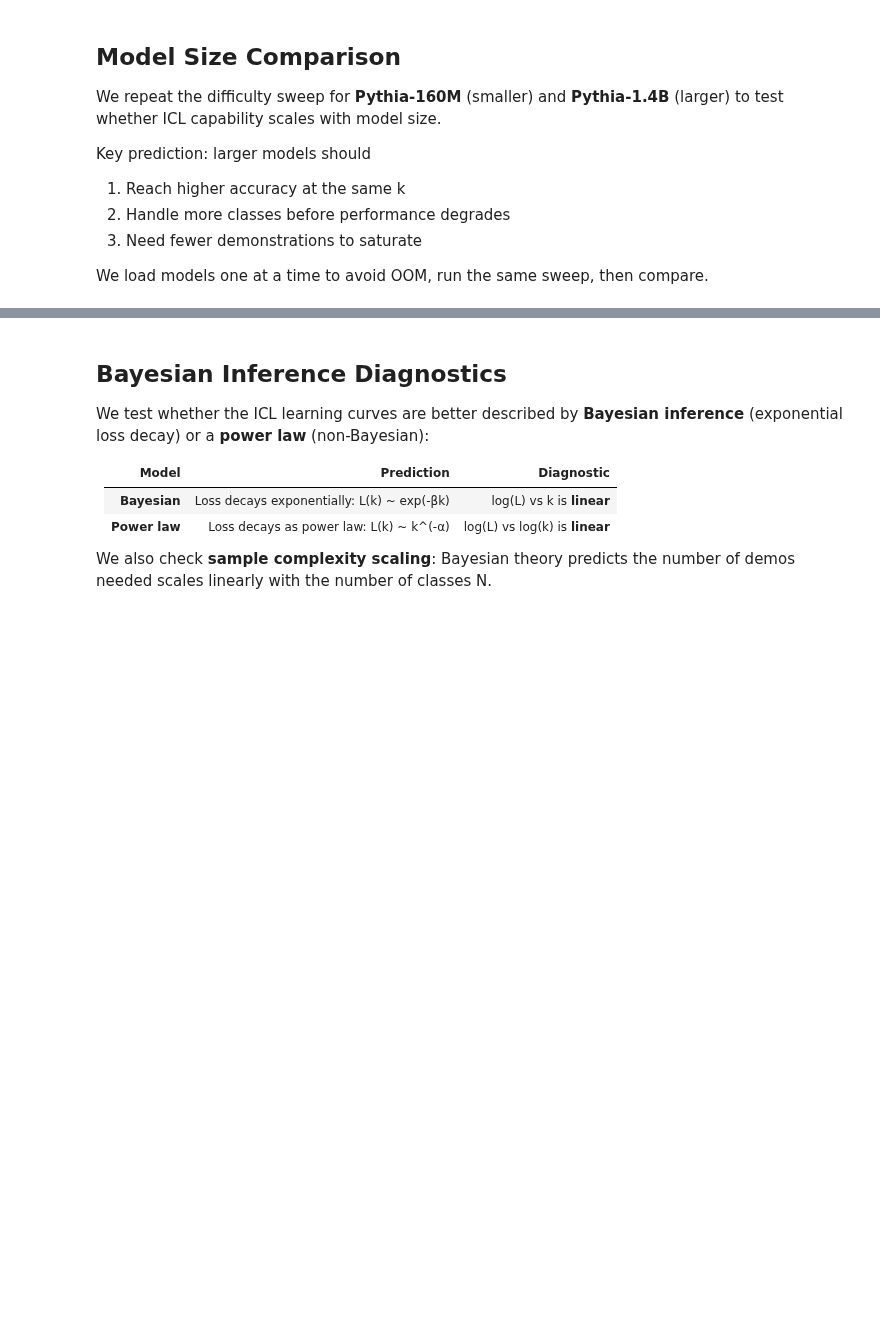
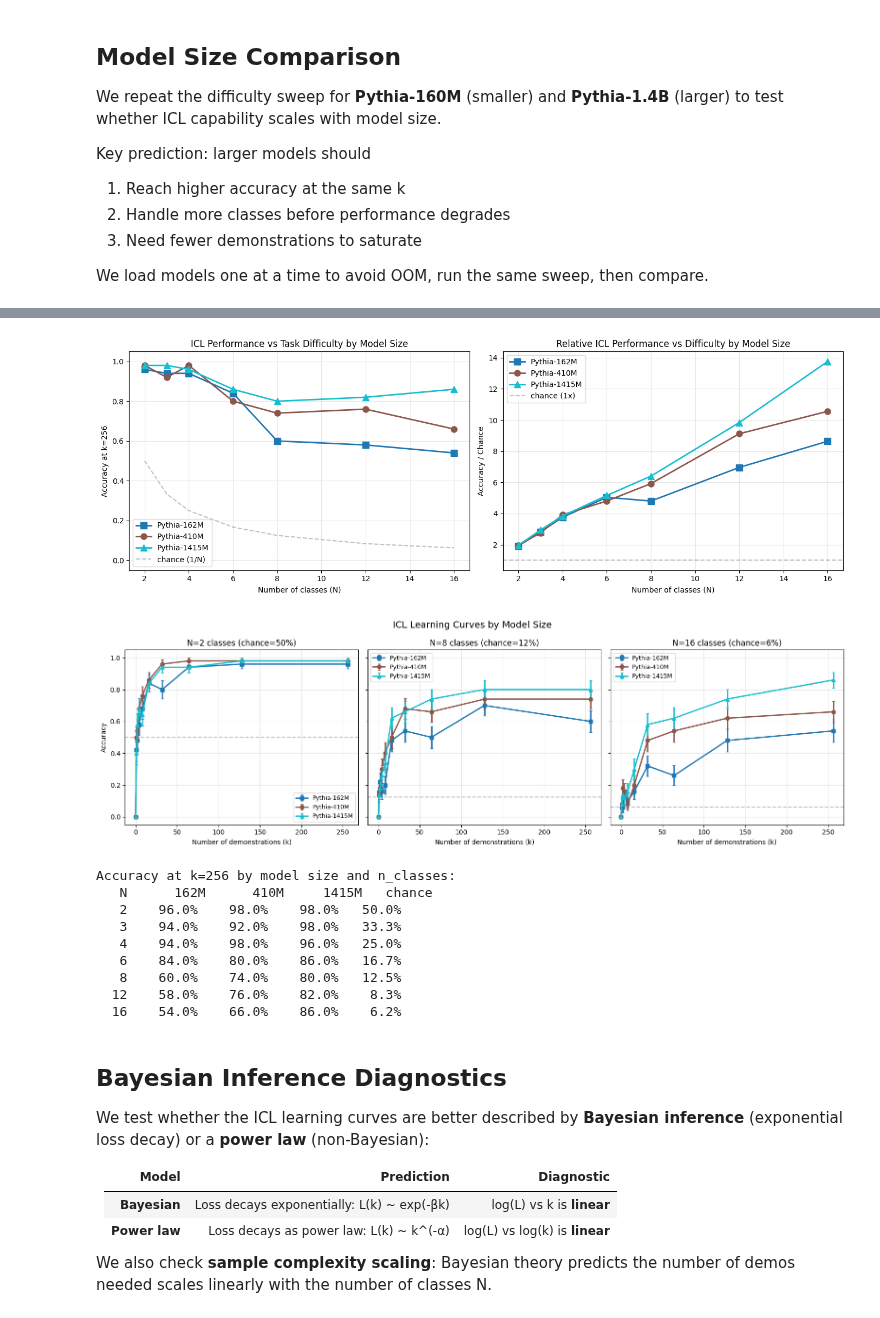
Before and after one commit to benjibrcz/deep-ltl-interp, a Jupyter notebook: Timaeus_2026_Research_Scientist_Work_Test_(In_context_learning).ipynb, the cells around one changed output, grey strips where cells are left out. Cells and saved outputs as stored; diff of their text form; code cells hidden in the pictures; blank space fills up the shorter version.

```diff
--- a/Timaeus_2026_Research_Scientist_Work_Test_(In_context_learning).ipynb
+++ b/Timaeus_2026_Research_Scientist_Work_Test_(In_context_learning).ipynb
@@ -823,11 +883,15 @@ model, tokenizer, _ = load_model("EleutherAI/pythia-410m", device)
 # Plot 1: Accuracy at k=256 vs n_classes, for each model size
 fig, axes = plt.subplots(1, 2, figsize=(14, 5))
 
-model_colors = {"160M": "#f44336", "410M": "#ff9800", "1393M": "#4caf50", "1.4B": "#4caf50"}
-model_markers = {"160M": "s", "410M": "o", "1393M": "^", "1.4B": "^"}
 # Normalize label names (the param count might vary slightly)
 model_labels_sorted = sorted(scaling_results.keys(),
                               key=lambda x: float(x.replace("M", "").replace("B", "000")))
+
+# Assign colors dynamically so every model gets a unique color
+_cmap = plt.cm.get_cmap("tab10", max(len(model_labels_sorted), 3))
+model_colors = {label: _cmap(i) for i, label in enumerate(model_labels_sorted)}
+_markers = ["s", "o", "^", "D", "v", "p"]
+model_markers = {label: _markers[i % len(_markers)] for i, label in enumerate(model_labels_sorted)}
 
 # --- Panel 1: Raw accuracy at k=256 ---
 ax = axes[0]
@@ -840,8 +904,8 @@ for model_label in model_labels_sorted:
         acc = np.mean([r["accuracy"] for r in diff_results[n][max_k]])
         accs.append(acc)
 
-    color = model_colors.get(model_label, "gray")
-    marker = model_markers.get(model_label, "o")
+    color = model_colors[model_label]
+    marker = model_markers[model_label]
     ax.plot(n_classes_list, accs, label=f"Pythia-{model_label}",
             color=color, marker=marker, linewidth=2, markersize=8)
 
@@ -868,8 +932,8 @@ for model_label in model_labels_sorted:
         acc = np.mean([r["accuracy"] for r in diff_results[n][max_k]])
         ratios.append(acc / (1.0 / n))
 
-    color = model_colors.get(model_label, "gray")
-    marker = model_markers.get(model_label, "o")
+    color = model_colors[model_label]
+    marker = model_markers[model_label]
     ax.plot(n_classes_list, ratios, label=f"Pythia-{model_label}",
             color=color, marker=marker, linewidth=2, markersize=8)
 
@@ -900,36 +964,48 @@ for idx, n_classes in enumerate(selected_n):
         means = [np.mean([r["accuracy"] for r in k_results[k]]) for k in ks]
         sems = [np.std([r["accuracy"] for r in k_results[k]]) / np.sqrt(len(k_results[k])) for k in ks]
 
-        color = model_colors.get(model_label, "gray")
-        marker = model_markers.get(model_label, "o")
+        color = model_colors[model_label]
+        marker = model_markers[model_label]
         ax.errorbar(ks, means, yerr=sems, label=f"Pythia-{model_label}",
                     color=color, marker=marker, capsize=2, linewidth=2)
 
     ax.axhline(y=chance, color="gray", linestyle="--", alpha=0.5)
     ax.set_xlabel("Number of demonstrations (k)")
     ax.set_title(f"N={n_classes} classes (chance={chance:.0%})")
     ax.set_ylim(-0.05, 1.05)
     ax.grid(True, alpha=0.3)
     if idx == 0:
         ax.set_ylabel("Accuracy")
     ax.legend(fontsize=9)
 
 plt.suptitle("ICL Learning Curves by Model Size", fontsize=14)
 plt.tight_layout()
 plt.show()
 
 # Summary table
 print("\nAccuracy at k=256 by model size and n_classes:")
 header = f"{'N':>4s}" + "".join(f"  {ml:>8s}" for ml in model_labels_sorted) + "   chance"
 print(header)
 for n in sorted(list(scaling_results.values())[0].keys()):
     row = f"{n:4d}"
     for ml in model_labels_sorted:
         if n in scaling_results[ml]:
             max_k = max(scaling_results[ml][n].keys())
             acc = np.mean([r["accuracy"] for r in scaling_results[ml][n][max_k]])
             row += f"  {acc:>7.1%}"
         else:
             row += f"  {'N/A':>7s}"
     row += f"  {1.0/n:>6.1%}"
     print(row)
+# %% [output]
+[figure, added]
+[figure, added]
+Accuracy at k=256 by model size and n_classes:
+   N      162M      410M     1415M   chance
+   2    96.0%    98.0%    98.0%   50.0%
+   3    94.0%    92.0%    98.0%   33.3%
+   4    94.0%    98.0%    96.0%   25.0%
+   6    84.0%    80.0%    86.0%   16.7%
+   8    60.0%    74.0%    80.0%   12.5%
+  12    58.0%    76.0%    82.0%    8.3%
+  16    54.0%    66.0%    86.0%    6.2%
```
Also changed, not shown: parts of 29 cells of this notebook.
